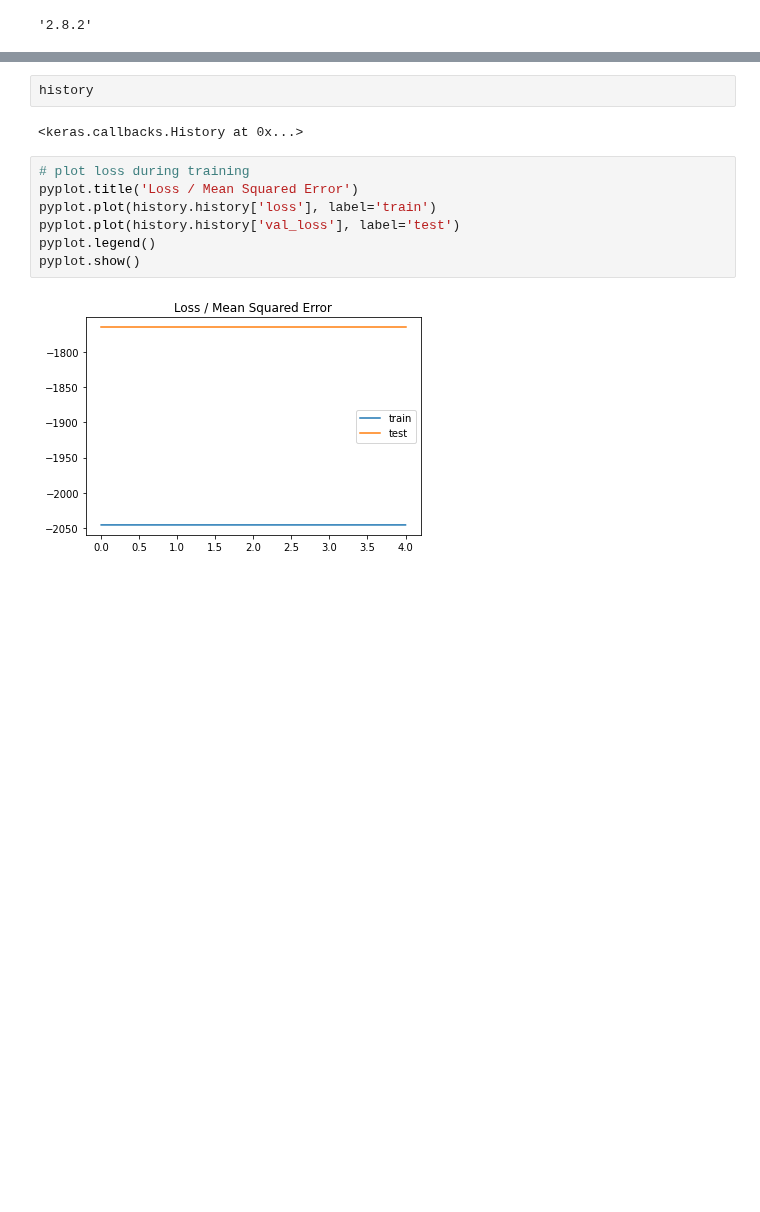
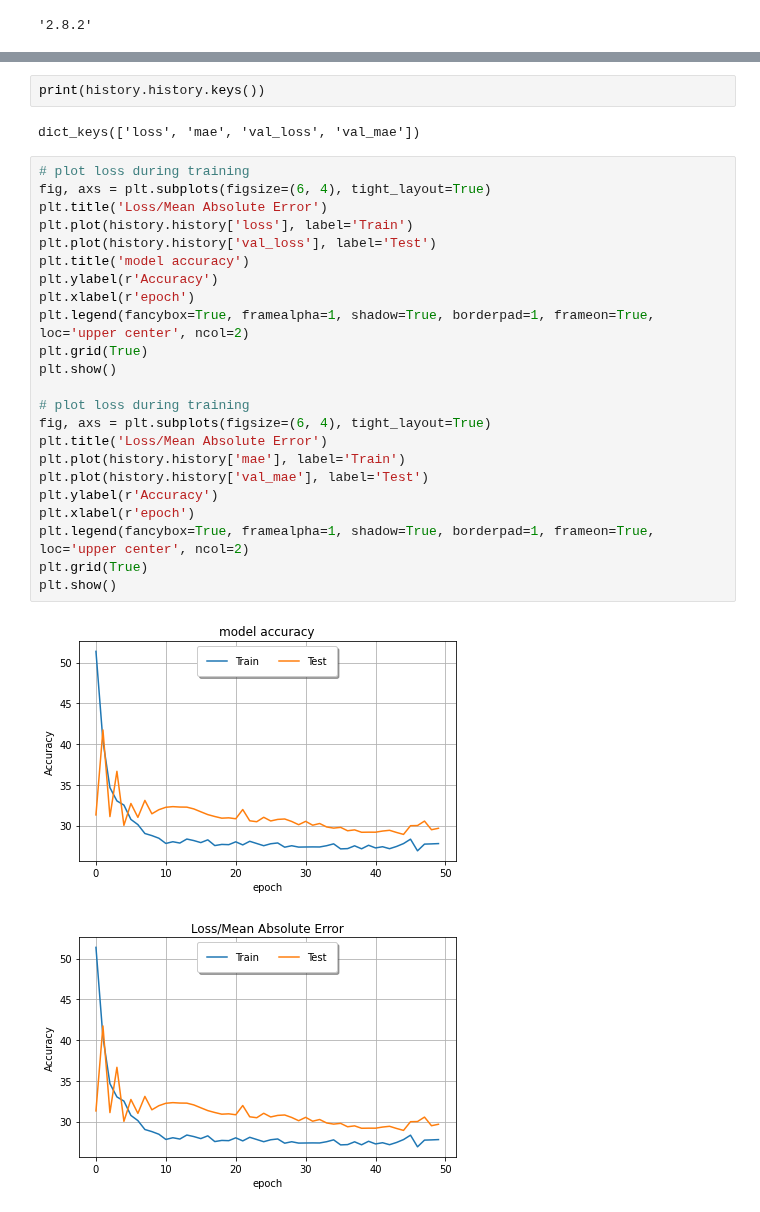
Before and after one commit to asheta66/Machine-Learning-2024, a Jupyter notebook: Feedforward Neural Networks/ANN1.ipynb, the cells around one changed output, grey strips where cells are left out. Saved outputs shown, nothing was run; the diff lists cells and outputs as text; blank space fills up the shorter version.

```diff
--- a/Feedforward Neural Networks/ANN1.ipynb
+++ b/Feedforward Neural Networks/ANN1.ipynb
@@ -115,13 +148,30 @@ Epoch 5/5
-# %%
-history
-# %% [output]
-<keras.callbacks.History at 0x...>
-# %%
-# plot loss during training
-pyplot.title('Loss / Mean Squared Error')
-pyplot.plot(history.history['loss'], label='train')
-pyplot.plot(history.history['val_loss'], label='test')
-pyplot.legend()
-pyplot.show()
-# %% [output]
-[figure, removed]
+# %%
+print(history.history.keys())
+# %% [output]
+dict_keys(['loss', 'mae', 'val_loss', 'val_mae'])
+# %%
+# plot loss during training
+fig, axs = plt.subplots(figsize=(6, 4), tight_layout=True)
+plt.title('Loss/Mean Absolute Error')
+plt.plot(history.history['loss'], label='Train')
+plt.plot(history.history['val_loss'], label='Test')
+plt.title('model accuracy')
+plt.ylabel(r'Accuracy')
+plt.xlabel(r'epoch')
+plt.legend(fancybox=True, framealpha=1, shadow=True, borderpad=1, frameon=True, loc='upper center', ncol=2)
+plt.grid(True)
+plt.show()
+
+# plot loss during training
+fig, axs = plt.subplots(figsize=(6, 4), tight_layout=True)
+plt.title('Loss/Mean Absolute Error')
+plt.plot(history.history['mae'], label='Train')
+plt.plot(history.history['val_mae'], label='Test')
+plt.ylabel(r'Accuracy')
+plt.xlabel(r'epoch')
+plt.legend(fancybox=True, framealpha=1, shadow=True, borderpad=1, frameon=True, loc='upper center', ncol=2)
+plt.grid(True)
+plt.show()
+# %% [output]
+[figure, added]
+[figure, added]
```
Also changed, not shown: parts of 4 cells of this notebook.
